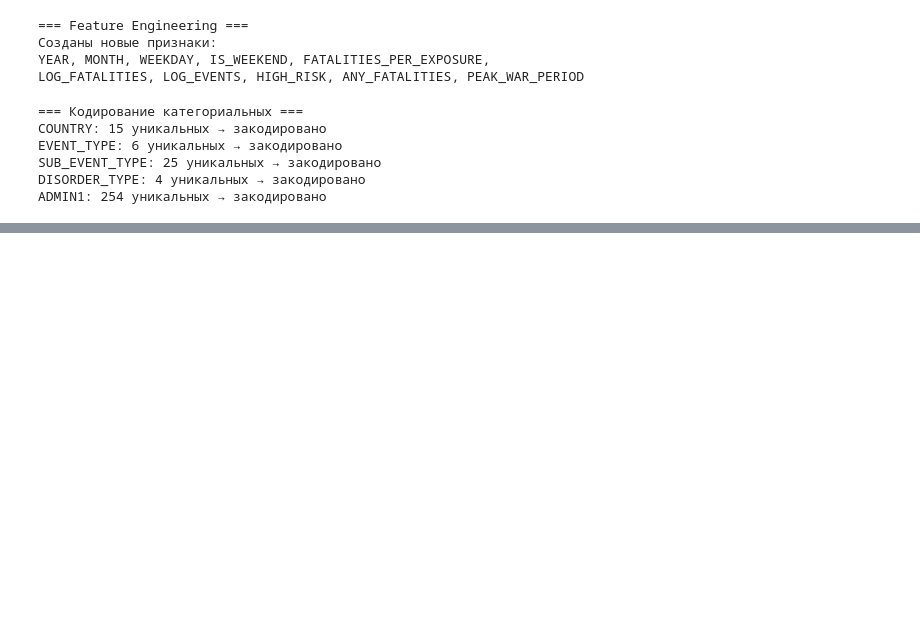
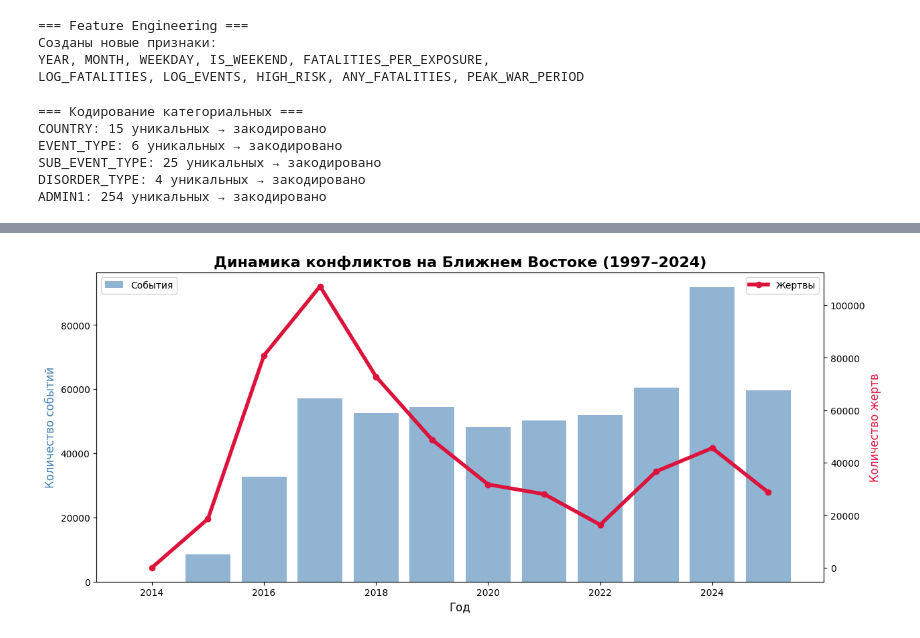
Before and after one commit to alxr33dd/middle_east, a Jupyter notebook: middle_east.ipynb, the cells around one changed output, grey strips where cells are left out. Drawn from its saved outputs; the diff is of its cells as text; code cells hidden in the pictures; blank space fills up the shorter version.

Commit message:
viz: added year-over-year conflict evolution plot (events as bars, fatalities as line with dual axes)

```diff
--- a/middle_east.ipynb
+++ b/middle_east.ipynb
@@ -423,3 +418,27 @@ import warnings
 warnings.filterwarnings('ignore')
 
 print("Готовим 7 визуализаций...")
+# %%
+# --------------------------------------------------
+# 1. Эволюция конфликта по годам (линейный + столбчатый) — seaborn
+# --------------------------------------------------
+year_stats = df.groupby('YEAR').agg({
+    'EVENTS': 'sum',
+    'FATALITIES': 'sum'
+}).reset_index()
+
+fig, ax1 = plt.subplots(figsize=(14, 6))
+ax2 = ax1.twinx()
+
+ax1.bar(year_stats['YEAR'], year_stats['EVENTS'], alpha=0.6, color='steelblue', label='События')
+ax2.plot(year_stats['YEAR'], year_stats['FATALITIES'], color='crimson', linewidth=4, marker='o', label='Жертвы')
+
+ax1.set_xlabel('Год', fontsize=12)
+ax1.set_ylabel('Количество событий', color='steelblue', fontsize=12)
+ax2.set_ylabel('Количество жертв', color='crimson', fontsize=12)
+ax1.set_title('Динамика конфликтов на Ближнем Востоке (1997–2024)', fontsize=16, fontweight='bold')
+ax1.legend(loc='upper left')
+ax2.legend(loc='upper right')
+plt.show()
+# %% [output]
+[figure, added]
```
Also changed, not shown: parts of 1 cell of this notebook.
